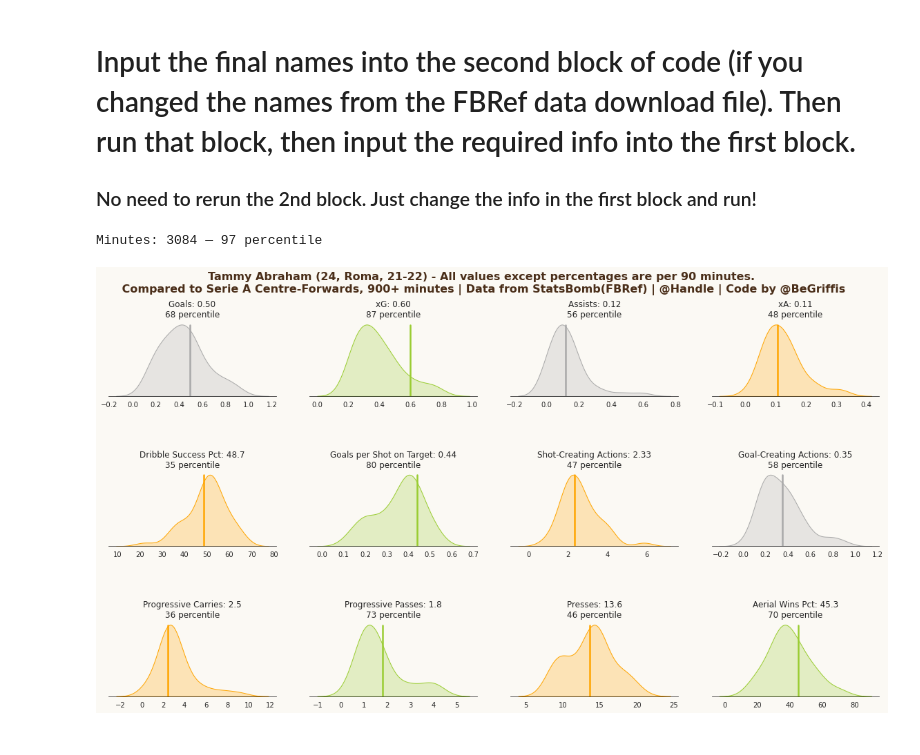
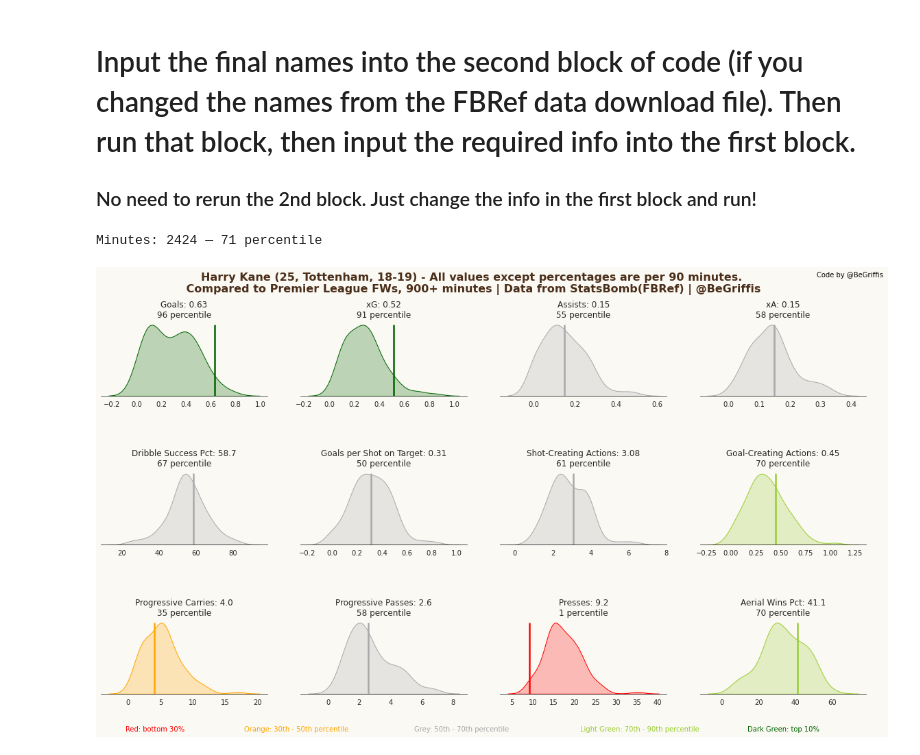
Before and after one commit to griffisben/Soccer-Analyses, a Jupyter notebook: Create Scouting Cards (12 key stats for each position).ipynb, the cells around one changed output. Drawn from its saved outputs; the diff is of its cells as text; code cells hidden in the pictures.

```diff
--- a/Create Scouting Cards (12 key stats for each position).ipynb
+++ b/Create Scouting Cards (12 key stats for each position).ipynb
@@ -2,38 +2,44 @@
 # Input the final names into the second block of code (if you changed the names from the FBRef data download file). Then run that block, then input the required info into the first block.
 ### No need to rerun the 2nd block. Just change the info in the first block and run!
 # %%
-ScoutReport(season = '21-22',                # Season (In the future I'll upload code on my GitHub that will download prior years' data)
+ScoutReport(season = '18-19',                # Season (18-19 to 21-22)
             program = 'fw',                  # Program to run
-            player_pos = 'Centre-Forward',          # See options below
-            playerPrompt = 'Tammy Abraham',  # Player name
+            player_pos = 'FW',          # See options below
+            playerPrompt = 'Harry Kane',  # Player name
             SquadPrompt = '',                # Optional. But Required for players who played for more than one team
             minutesPlayed = 900,             # The number of minutes to filter by
-            compP = 'serie a',          # OPTIONS: epl, la liga, bundesliga, serie a, ligue 1 ('n' will be all 5 leagues)
-            saveinput = 'y',                 # 'y' if you want to save figure, 'n' if not
-            signature = '@Handle'         # Your twitter or website handle
+            compP = 'epl',          # OPTIONS: epl, la liga, bundesliga, serie a, ligue 1 ('n' will be all 5 leagues)
+            saveinput = 'n',                 # 'y' if you want to save figure, 'n' if not
+            signature = '@BeGriffis'         # Your twitter or website handle
            )
+
+##### For before 21-22, just use 'DF', 'MF', 'FW' #####
+## I'm working on updating the Transfermarkt positions for prior years! ##
+
+
+########## For 21-22, position options are: ##########
 
 ##### Single-Position Options #####
 # Goalkeeper
 # Centre-Back
 # Left-Back
 # Right-Back
 # Defensive Midfield
 # Central Midfield
 # Left Midfield
 # Right Midfield
 # Attacking Midfield
 # Left Winger
 # Right Winger
 # Second Striker
 # Centre-Forward
 
 ##### Multiple Position Options #####
 # Fullback (RB + LB)
 # Midfielder (DM + CM + CAM)
 # Winger (RM + LM + RW + RM))
 # Forward (RW + LW + SS + ST)
 # Striker (CF + SS)
 # %% [output]
-Minutes: 3084 — 97 percentile
+Minutes: 2424 — 71 percentile
-[figure, old version]
+[figure, new version]
```
Also changed, not shown: parts of 1 cell of this notebook, 1 other file.
